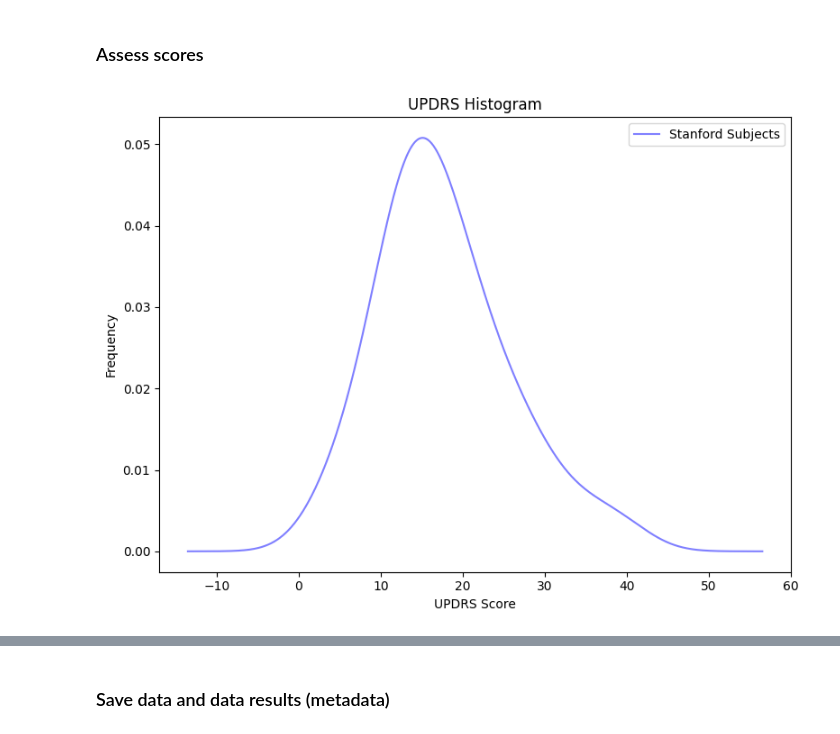
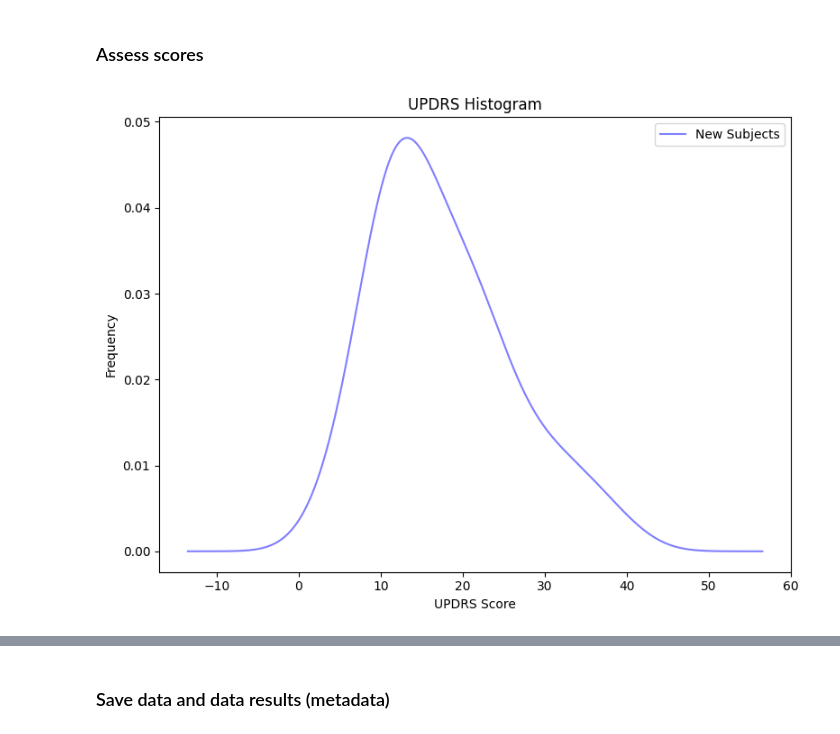
Before and after one commit to vaibrainium/bayesian-priors-in-pd-subtype, a Jupyter notebook: notebooks/1.10-vaib-updrs-score-analysis.ipynb, the cells around one changed output, grey strips where cells are left out. Cells and saved outputs as stored; diff of their text form; code cells hidden in the pictures.

Commit message:
feat: data compilation and categorization complete

```diff
--- a/notebooks/1.10-vaib-updrs-score-analysis.ipynb
+++ b/notebooks/1.10-vaib-updrs-score-analysis.ipynb
@@ -78,0 +49,17 @@ session_metadata.loc[stanford_indices, 'pigd_by_trem'] = session_metadata.loc[st
+# %%
+# Identify and validate variables
+def get_valid_vars(item_list, df_columns, label):
+    valid_vars = []
+    for var in item_list:
+        assert var in df_columns, f"Variable {var} not found in DataFrame columns for {label}"
+        valid_vars.append(var)
+    return valid_vars
+
+
+relevant_UPDRS_vars = get_valid_vars(mds_updrs_conf.UPDRS_ITEMS, session_metadata.columns, "UPDRS")
+relevant_tremor_vars = get_valid_vars(mds_updrs_conf.TREMOR_ITEMS, session_metadata.columns, "TREMOR")
+relevant_bradykinesia_vars = get_valid_vars(mds_updrs_conf.BRADYKINESIA_ITEMS, session_metadata.columns, "BRADYKINESIA")
+relevant_pigd_vars = get_valid_vars(mds_updrs_conf.PIGD_ITEMS, session_metadata.columns, "PIGD")
+
+# Filter new_subjects index
+new_subjects_idx = session_metadata.index[session_metadata["subject_id"].isin(new_subjects)]
@@ -84,5 +116,23 @@ def get_label(value, thresholds):
             return label
     return "unknown"
 
-session_metadata.loc[stanford_indices, 'brady_vs_tremor_type'] = session_metadata.loc[stanford_indices, 'brady_by_trem'].apply(lambda x: get_label(x, mds_updrs_conf.TREM_VS_BRADY))
-session_metadata.loc[stanford_indices, 'pigd_vs_tremor_type'] = session_metadata.loc[stanford_indices, 'pigd_by_trem'].apply(lambda x: get_label(x, mds_updrs_conf.TREM_VS_PIDG))
+for subject in new_subjects:
+    subject_indices = session_metadata.index[session_metadata['subject_id'] == subject]
+    subject_data = session_metadata.loc[subject_indices]
+
+    # Identify OFF-treatment row(s)
+    off_mask = subject_data['treatment'] == 'OFF'
+    off_rows = subject_data[off_mask]
+
+    # Skip if no OFF-treatment data available
+    if off_rows.empty:
+        print(f"No OFF-treatment data for subject {subject}. Skipping...")
+        continue
+
+    # Apply get_label to OFF-treatment row(s)
+    trem_vs_brady_type = off_rows['trem_by_brady'].apply(lambda x: get_label(x, mds_updrs_conf.TREM_VS_BRADY)).iloc[0]
+    pigd_vs_tremor_type = off_rows['trem_by_pigd'].apply(lambda x: get_label(x, mds_updrs_conf.TREM_VS_PIDG)).iloc[0]
+
+    # Assign to all rows (ON and OFF) for this subject
+    session_metadata.loc[subject_indices, 'trem_vs_brady_type'] = trem_vs_brady_type
+    session_metadata.loc[subject_indices, 'pigd_vs_tremor_type'] = pigd_vs_tremor_type
@@ -89,7 +184,7 @@ session_metadata.loc[stanford_indices, 'pigd_vs_tremor_type'] = session_metadata
 # %%
 # Initialize column
 session_metadata['trem_vs_non-trem'] = np.where(
-    (session_metadata['brady_vs_tremor_type'] == 'tremor') |
+    (session_metadata['trem_vs_brady_type'] == 'tremor') |
     (session_metadata['pigd_vs_tremor_type'] == 'tremor'),
     'tremor',
     'non-tremor'
@@ -174,18 +290,18 @@ All subjects (n=16): ['P1' 'P3' 'P4' 'P6' 'P7' 'P9' 'P11' 'P12' 'P13' 'P17' 'P18
 # %%
 fig, ax = plt.subplots(1, 1, figsize=(8, 6))
 
-session_metadata.loc[session_metadata["subject_id"].isin(stanford_subjects), 'UPDRS'].plot(kind='kde', alpha=0.5, color='blue', ax=ax, label="Stanford Subjects")
+session_metadata.loc[session_metadata["subject_id"].isin(new_subjects), 'UPDRS'].plot(kind='kde', alpha=0.5, color='blue', ax=ax, label="New Subjects")
 # session_metadata.loc[session_metadata["subject_id"].isin(ucla_subjects), 'UPDRS'].plot(kind='kde', alpha=0.5, color='red', ax=ax, label="UCLA Subjects")
 
 ax.set_title('UPDRS Histogram')
 ax.set_xlabel('UPDRS Score')
 ax.set_ylabel('Frequency')
 ax.legend()
 
 plt.tight_layout()
 plt.show()
 # %% [output]
-[figure, old version]
+[figure, new version]
 # %%
 
 # get name of subjects where off UPDRS is greater than on UPDRS
```
Also changed, not shown: parts of 12 cells of this notebook, 17 other files.
